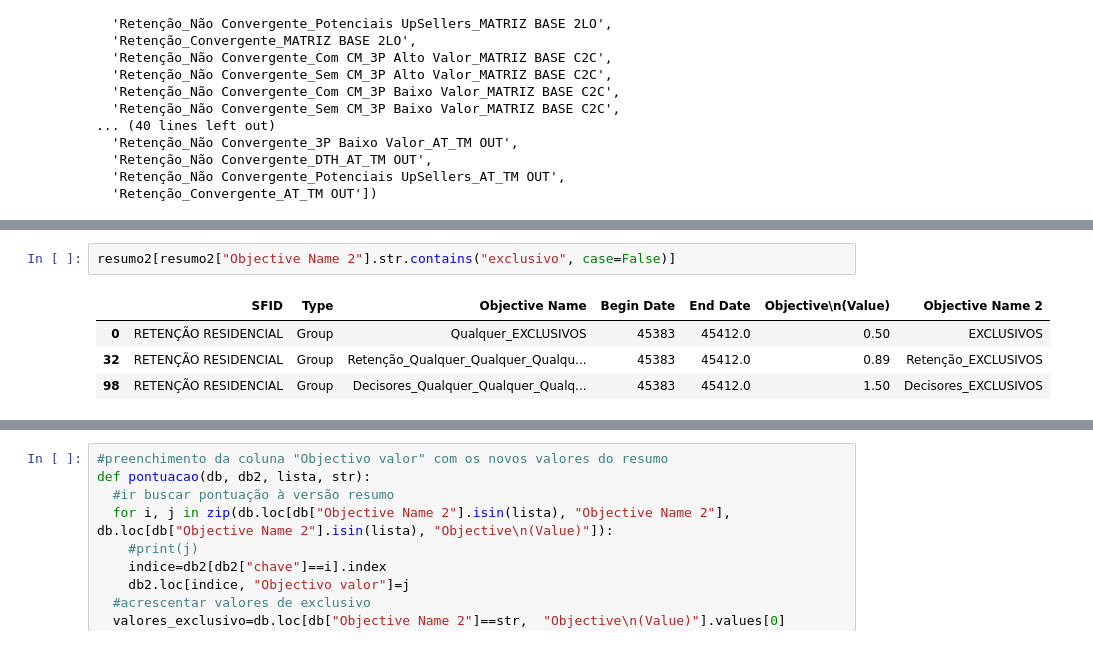
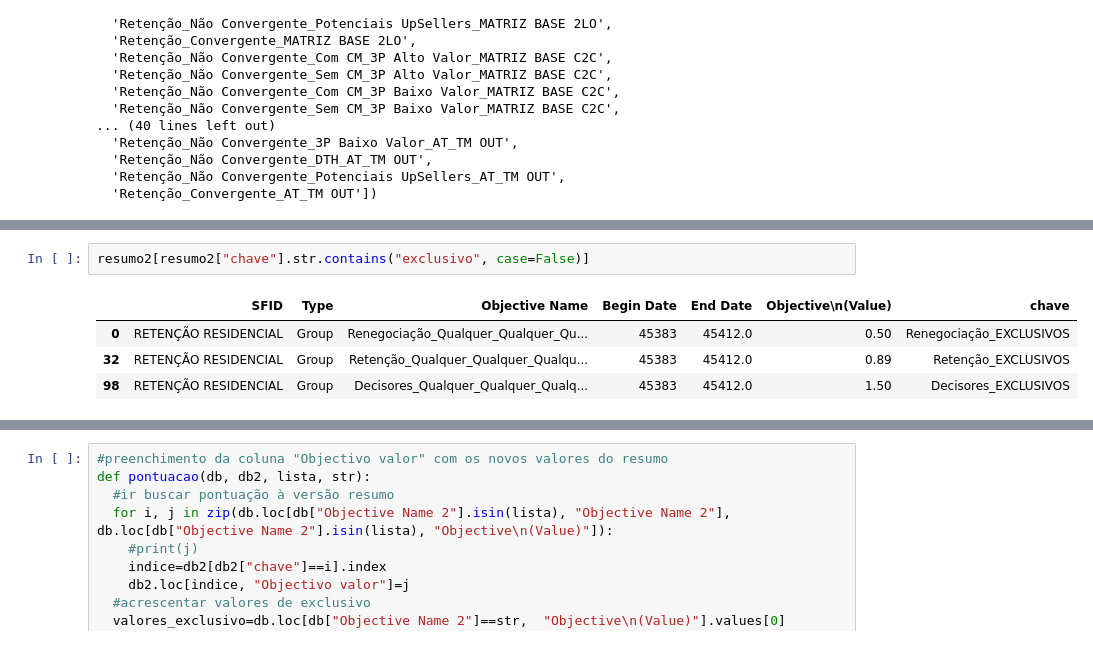
Before and after one commit to josepmatias/nos_reten-ao, a Jupyter notebook: objectivos_reactiva_versão ciclo.ipynb, the cells around one changed output, grey strips where cells are left out. Cells and saved outputs as stored; diff of their text form.

```diff
--- a/objectivos_reactiva_versão ciclo.ipynb
+++ b/objectivos_reactiva_versão ciclo.ipynb
@@ -220,7 +238,7 @@ check_linhas(ciclo_half1, resumo2, "retenção")
 # %%
-resumo2[resumo2["Objective Name 2"].str.contains("exclusivo", case=False)]
+resumo2[resumo2["chave"].str.contains("exclusivo", case=False)]
 # %% [output]
-|  | SFID | Type | Objective Name | Begin Date | End Date | Objective\n(Value) | Objective Name 2 |
-| 0 | RETENÇÃO RESIDENCIAL | Group | Qualquer_EXCLUSIVOS | 45383 | 45412.0 | 0.50 | EXCLUSIVOS |
+|  | SFID | Type | Objective Name | Begin Date | End Date | Objective\n(Value) | chave |
+| 0 | RETENÇÃO RESIDENCIAL | Group | Renegociação_Qualquer_Qualquer_Qu... | 45383 | 45412.0 | 0.50 | Renegociação_EXCLUSIVOS |
 | 32 | RETENÇÃO RESIDENCIAL | Group | Retenção_Qualquer_Qualquer_Qualqu... | 45383 | 45412.0 | 0.89 | Retenção_EXCLUSIVOS |
 | 98 | RETENÇÃO RESIDENCIAL | Group | Decisores_Qualquer_Qualquer_Qualq... | 45383 | 45412.0 | 1.50 | Decisores_EXCLUSIVOS |
```
Also changed, not shown: parts of 3 cells of this notebook.
